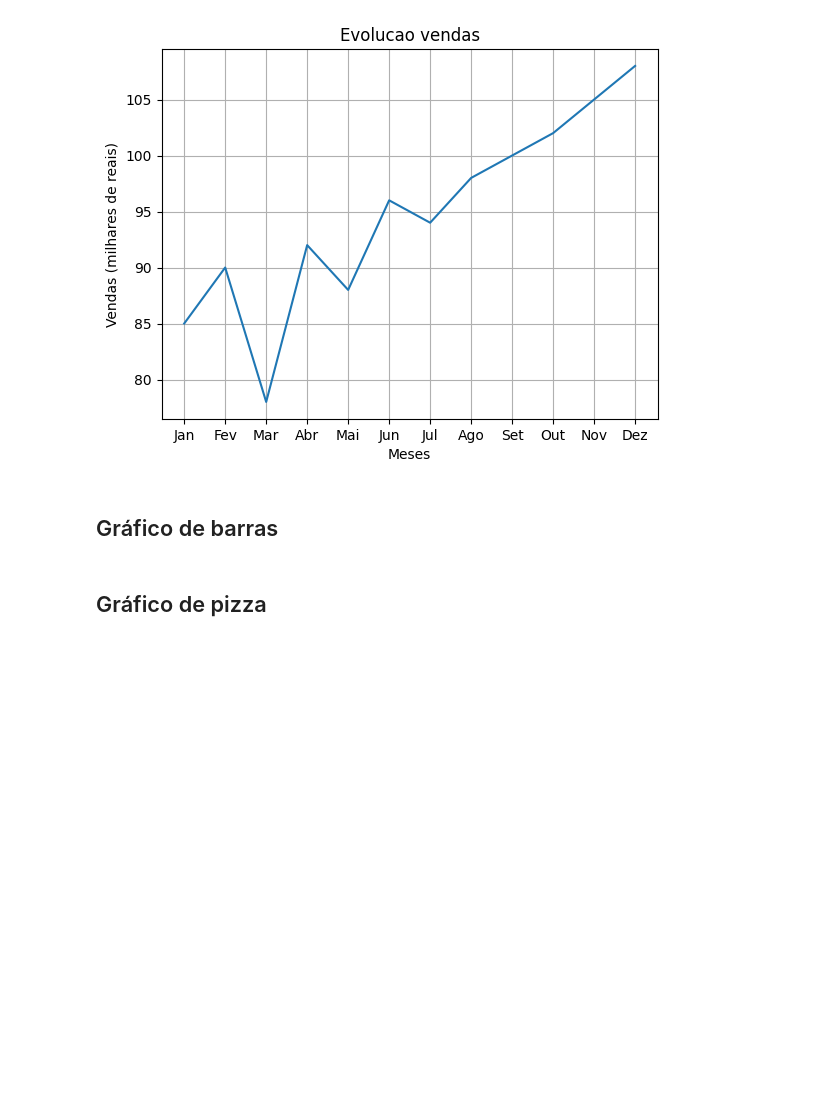
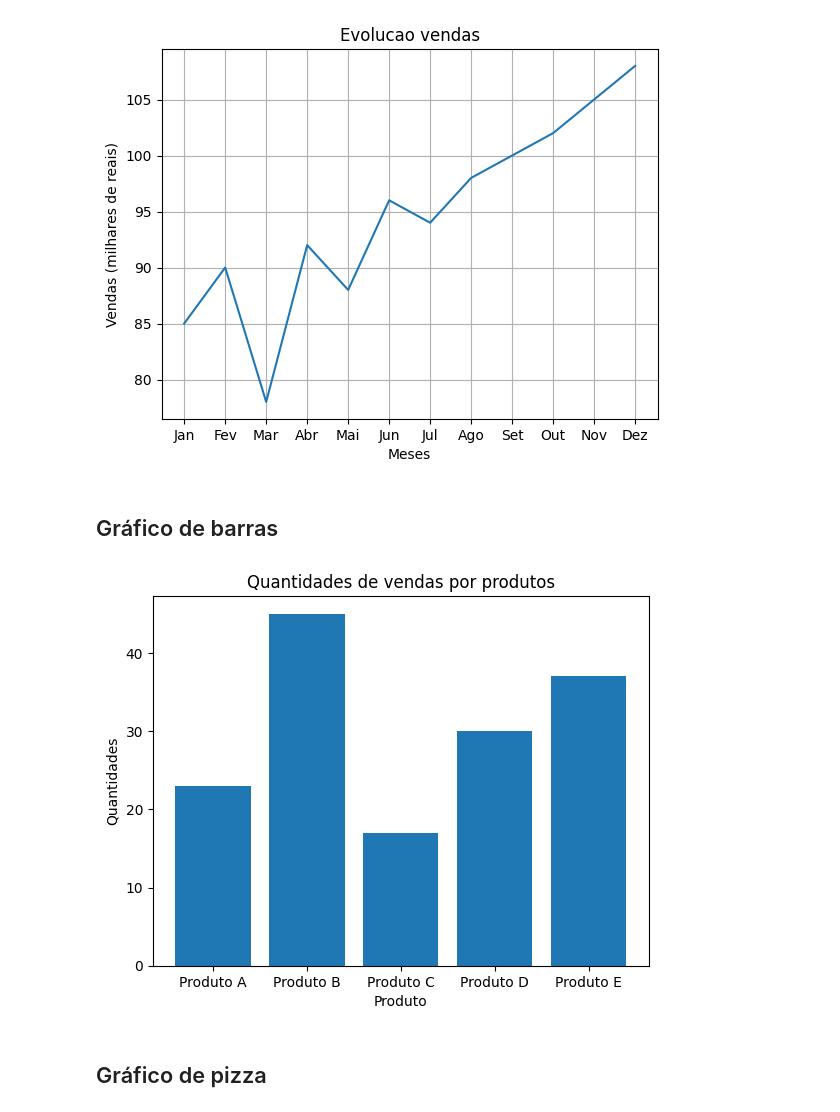
Before and after one commit to thiago207/python-for-data-analysis, a Jupyter notebook: matplotlib-seaborn/poo/api_poo_graficos_simples.ipynb, the cells around one changed output. Saved outputs shown, nothing was run; the diff lists cells and outputs as text; code cells hidden in the pictures; blank space fills up the shorter version.

```diff
--- a/matplotlib-seaborn/poo/api_poo_graficos_simples.ipynb
+++ b/matplotlib-seaborn/poo/api_poo_graficos_simples.ipynb
@@ -30,6 +30,20 @@ import matplotlib.pyplot as plt
 
 produtos = ['Produto A', 'Produto B', 'Produto C', 'Produto D', 'Produto E']
 quantidades = [23, 45, 17, 30, 37]
+# %%
+fig, ax = plt.subplots()
+
+ax.bar(produtos, quantidades)
+
+
+ax.set_xlabel('Produto')
+ax.set_ylabel('Quantidades')
+ax.set_title('Quantidades de vendas por produtos')
+
+
+plt.show()
+# %% [output]
+[figure, added]
 # %% [markdown]
 ## Gráfico de pizza
 # %%
```
Also changed, not shown: parts of 2 cells of this notebook.
